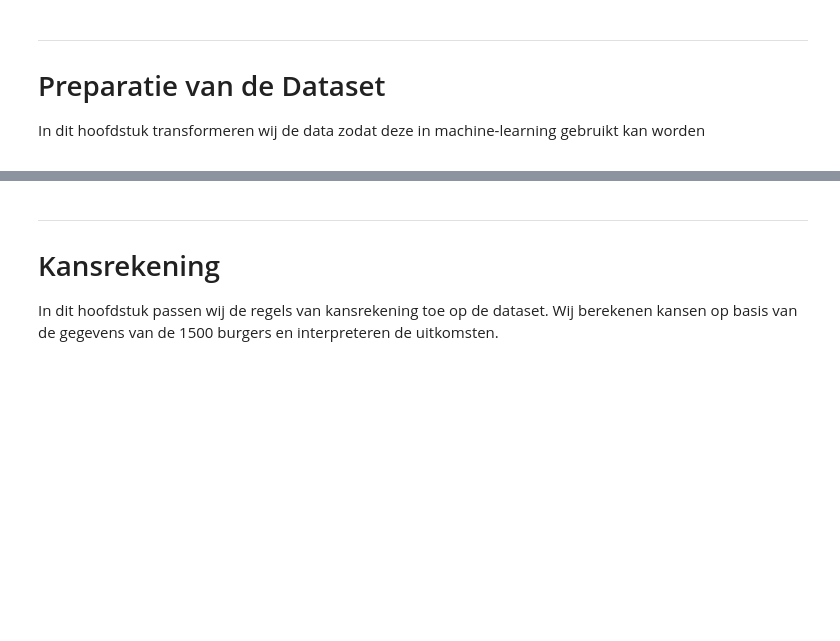
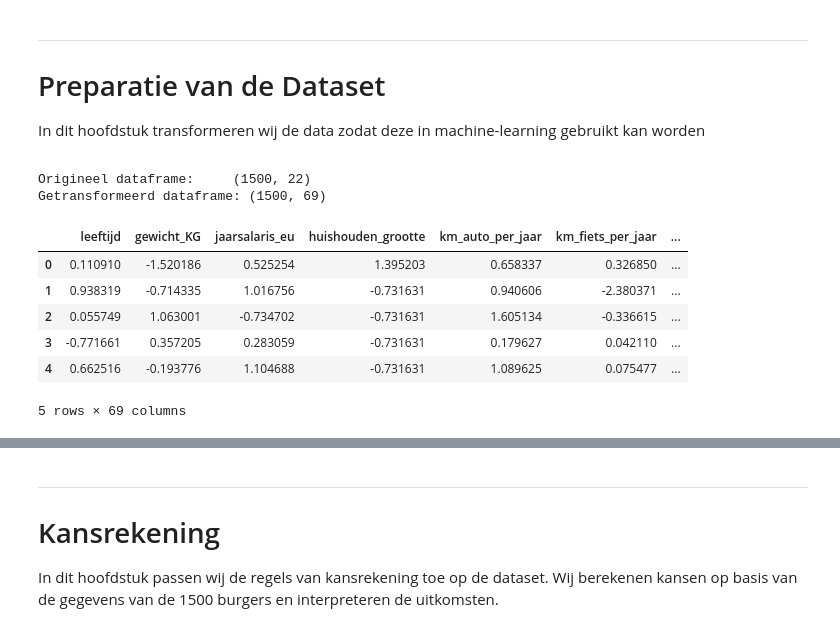
Before and after one commit to EchoinSilences/WiskundePortfolioHHS, a Jupyter notebook: Onderzoek.ipynb, the cells around one changed output, grey strips where cells are left out. Drawn from its saved outputs; the diff is of its cells as text; code cells hidden in the pictures; blank space fills up the shorter version.

```diff
--- a/Onderzoek.ipynb
+++ b/Onderzoek.ipynb
@@ -289,6 +274,59 @@ In dit hoofdstuk transformeren wij de data zodat deze in machine-learning gebrui
 # %%
 # Python: Voer de transformatie uit.
 # Let op dat je de getransformeerde variabelen in een nieuw dataframe opslaat,
 # zodat je de oorspronkelijke waarden behoudt.
+
+from sklearn.preprocessing import StandardScaler
+
+# ── Variabelen per meetniveau ─────────────────────────────────────────────────
+nominaal = ['geslacht', 'burgerlijke_staat', 'stad', 'provincie',
+            'autobezit', 'fietsbezit', 'elektrisch_auto', 'gebruik_carsharing']
+
+ordinaal = ['opleiding_niveau']
+
+ratio = ['leeftijd', 'gewicht_KG', 'jaarsalaris_eu', 'huishouden_grootte',
+         'km_auto_per_jaar', 'km_fiets_per_jaar', 'km_ov_per_jaar',
+         'km_vliegtuig_per_jaar', 'dagen_thuiswerken_per_week_pro_rato',
+         'dagen_kantoorwerken_per_week_pro_rato', 'dagen_in_buitenland_per_jaar']
+
+target = 'co2_uitstoot_per_jaar_KG'
+
+# ── 1. One-hot encoding voor nominale variabelen ──────────────────────────────
+df_ohe = pd.get_dummies(df[nominaal], drop_first=False).astype(int)
+
+# ── 2. Ordinal encoding voor opleiding_niveau ─────────────────────────────────
+opleiding_volgorde = {
+    'geen': 0, 'basisonderwijs': 1, 'vmbo': 2, 'mbo': 3,
+    'havo_vwo': 4, 'hbo': 5, 'wo': 6
+}
+df_ord = df[ordinaal].copy()
+df_ord['opleiding_niveau'] = df_ord['opleiding_niveau'].str.lower().map(opleiding_volgorde)
+# Onbekende waarden opvangen
+df_ord['opleiding_niveau'] = df_ord['opleiding_niveau'].fillna(df_ord['opleiding_niveau'].median()).astype(int)
+
+# ── 3. Standaardisatie voor ratio-variabelen ──────────────────────────────────
+scaler = StandardScaler()
+df_ratio_scaled = pd.DataFrame(
+    scaler.fit_transform(df[ratio]),
+    columns=ratio,
+    index=df.index
+)
+
+# ── 4. Alles samenvoegen in een nieuw dataframe ───────────────────────────────
+df_transformed = pd.concat([df_ratio_scaled, df_ord, df_ohe, df[[target]]], axis=1)
+
+print(f"Origineel dataframe:     {df.shape}")
+print(f"Getransformeerd dataframe: {df_transformed.shape}")
+display(df_transformed.head())
+# %% [output]
+Origineel dataframe:     (1500, 22)
+Getransformeerd dataframe: (1500, 69)
+|  | leeftijd | gewicht_KG | jaarsalaris_eu | huishouden_grootte | km_auto_per_jaar | km_fiets_per_jaar | ... |
+| 0 | 0.110910 | -1.520186 | 0.525254 | 1.395203 | 0.658337 | 0.326850 | ... |
+| 1 | 0.938319 | -0.714335 | 1.016756 | -0.731631 | 0.940606 | -2.380371 | ... |
+| 2 | 0.055749 | 1.063001 | -0.734702 | -0.731631 | 1.605134 | -0.336615 | ... |
+| 3 | -0.771661 | 0.357205 | 0.283059 | -0.731631 | 0.179627 | 0.042110 | ... |
+| 4 | 0.662516 | -0.193776 | 1.104688 | -0.731631 | 1.089625 | 0.075477 | ... |
+5 rows × 69 columns
 # %%
 # Python: Zorg dat je inzicht krijgt in de relaties tussen alle variabelen.
```
Also changed, not shown: parts of 6 cells of this notebook, 1 other file.
